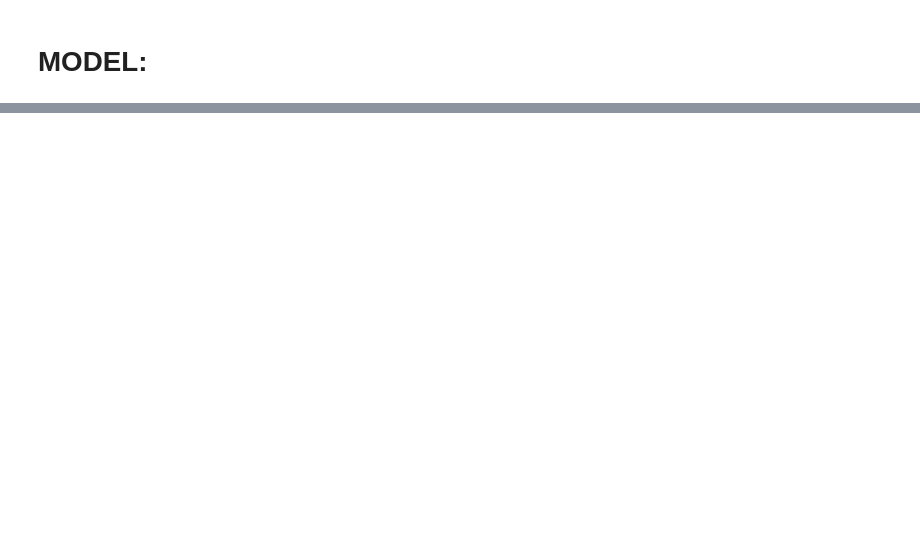
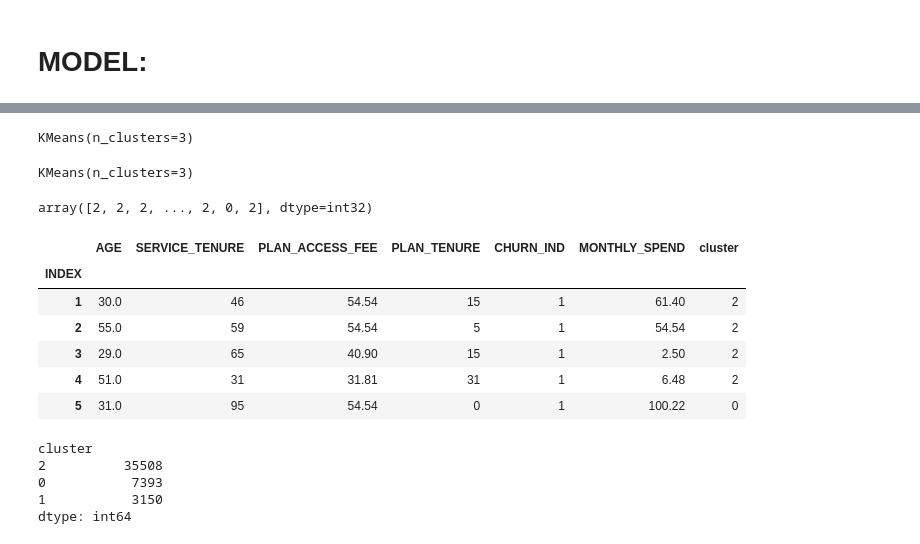
Before and after one commit to AmandaManadeniya/data-science-portfolio-2021, a Jupyter notebook: Portfolio 3.ipynb, the cells around one changed output, grey strips where cells are left out. Drawn from its saved outputs; the diff is of its cells as text; code cells hidden in the pictures; blank space fills up the shorter version.

Commit message:
Started predictive models

```diff
--- a/Portfolio 3.ipynb
+++ b/Portfolio 3.ipynb
@@ -114,0 +175,36 @@ sns.pairplot(churn_var, hue ='CHURN_IND')
+# %%
+churn_var = churn_var.drop(['CFU', 'CONTRACT_STATUS', 'HANDSET_USED_BRAND', 'COUNTRY_METRO_REGION', 'STATE', 'BYO_PLAN_STATUS'], axis=1)
+# %%
+km = KMeans(n_clusters=3)
+# %%
+km.fit(churn_var)
+# %% [output]
+KMeans(n_clusters=3)
+# %%
+km
+# %% [output]
+KMeans(n_clusters=3)
+# %%
+km.predict(churn_var)
+# %% [output]
+array([2, 2, 2, ..., 2, 0, 2], dtype=int32)
+# %%
+churn_var['cluster'] = km.predict(churn_var)
+# %%
+churn_var.head()
+# %% [output]
+|  | AGE | SERVICE_TENURE | PLAN_ACCESS_FEE | PLAN_TENURE | CHURN_IND | MONTHLY_SPEND | cluster |
+| INDEX |  |  |  |  |  |  |  |
+| 1 | 30.0 | 46 | 54.54 | 15 | 1 | 61.40 | 2 |
+| 2 | 55.0 | 59 | 54.54 | 5 | 1 | 54.54 | 2 |
+| 3 | 29.0 | 65 | 40.90 | 15 | 1 | 2.50 | 2 |
+| 4 | 51.0 | 31 | 31.81 | 31 | 1 | 6.48 | 2 |
+| 5 | 31.0 | 95 | 54.54 | 0 | 1 | 100.22 | 0 |
+# %%
+churn_var.value_counts(['cluster'])
+# %% [output]
+cluster
+2          35508
+0           7393
+1           3150
+dtype: int64
```
Also changed, not shown: parts of 7 cells of this notebook.
